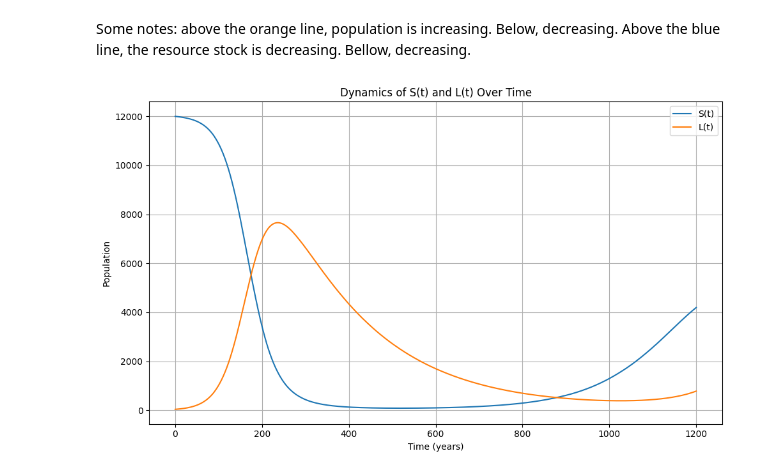
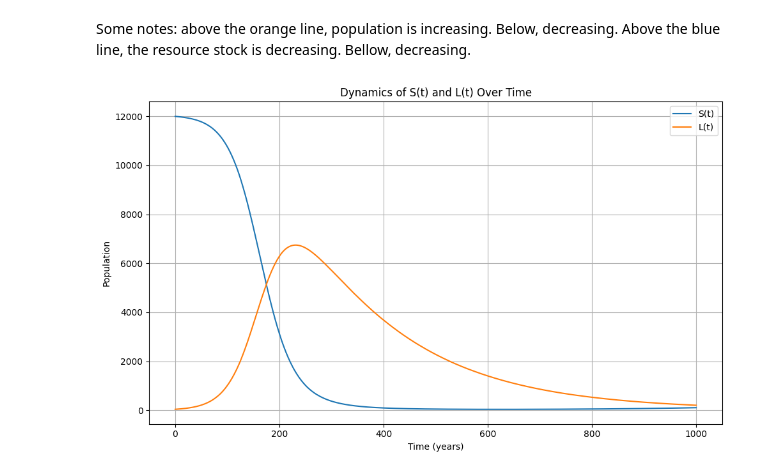
Before and after one commit to mbaker21231/MicroII-Sandbox, a Jupyter notebook: BranderTaylor.ipynb, the cells around one changed output. Cells and saved outputs as stored; diff of their text form; code cells hidden in the pictures.

```diff
--- a/BranderTaylor.ipynb
+++ b/BranderTaylor.ipynb
@@ -67,7 +73,7 @@ import matplotlib.pyplot as plt
 from scipy.integrate import solve_ivp
 
 # === Adjustable Parameters ===
-r = .01            # Intrinsic growth rate of S
+r = .005            # Intrinsic growth rate of S (try this for r=.01 and r=.1, r=1)
 K = 12000          # Carrying capacity
 alpha = 0.00001    # Interaction coefficient
 beta = 0.4         # Interaction coefficient
@@ -81,32 +87,32 @@ L0 = 40.0         # Initial L
 
 # Time settings
 t_start = 0
-t_end = 1200       # Time horizon in years
+t_end = 1000       # Time horizon in years
 t_points = 1200    # Resolution of time steps
 t_eval = np.linspace(t_start, t_end, t_points)
 
 # === System of Differential Equations ===
 def system(t, y, r, K, alpha, beta, theta, b, d):
     S, L = y
     dSdt = r * S * (1 - S / K) - alpha * beta * L * S
     dLdt = L * (b - d + theta * alpha * beta * S)
     return [dSdt, dLdt]
 
 # === Solve the system ===
 sol = solve_ivp(system, (t_start, t_end), [S0, L0], t_eval=t_eval,
                 args=(r, K, alpha, beta, theta, b, d))
 
 # === Plotting ===
 plt.figure(figsize=(10, 6))
 plt.plot(sol.t, sol.y[0], label="S(t)", color='tab:blue')
 plt.plot(sol.t, sol.y[1], label="L(t)", color='tab:orange')
 
 plt.title("Dynamics of S(t) and L(t) Over Time")
 plt.xlabel("Time (years)")
 plt.ylabel("Population")
 plt.legend()
 plt.grid(True)
 plt.tight_layout()
 plt.show()
 # %% [output]
-[figure, old version]
+[figure, new version]
```
Also changed, not shown: parts of 1 cell of this notebook.
